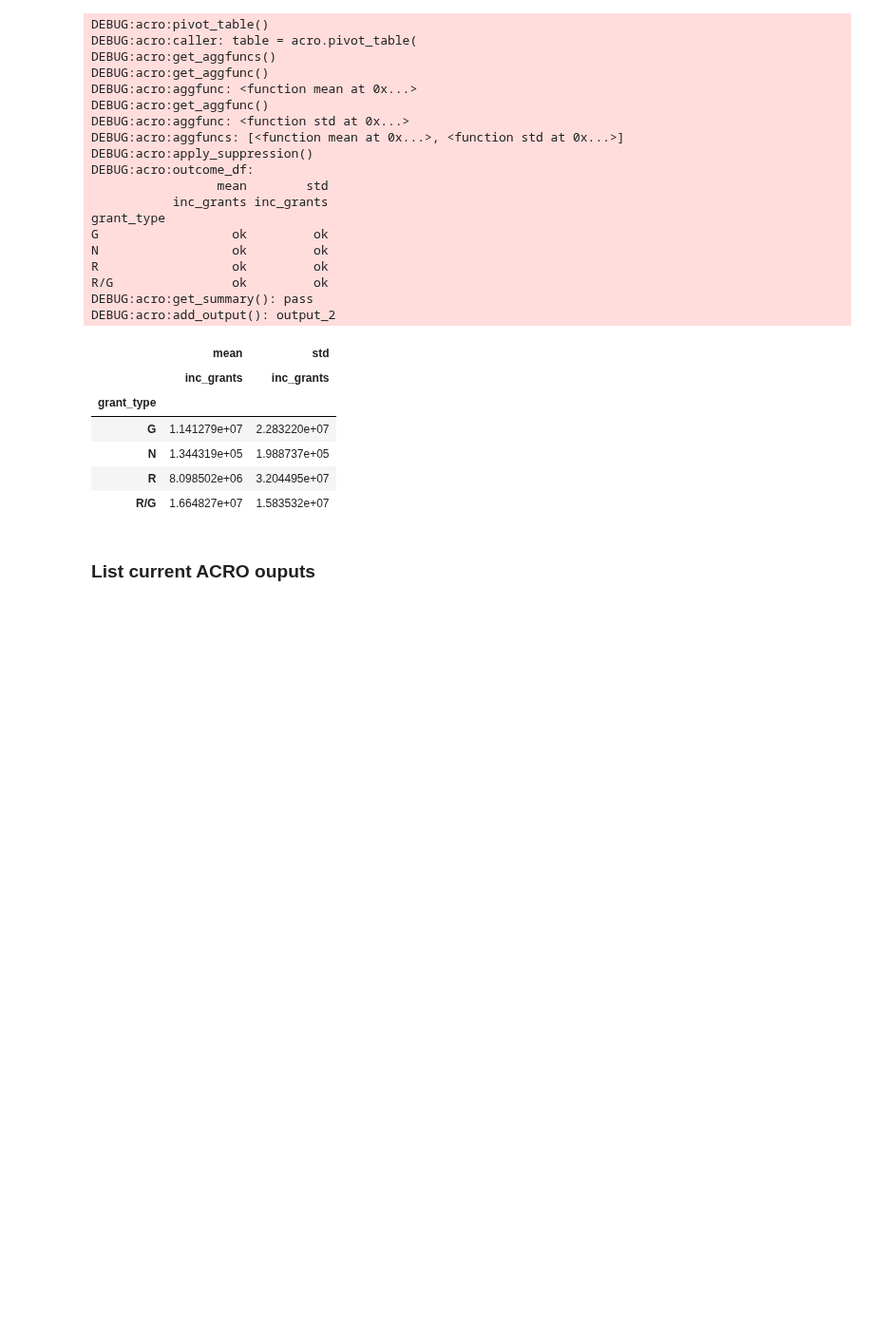
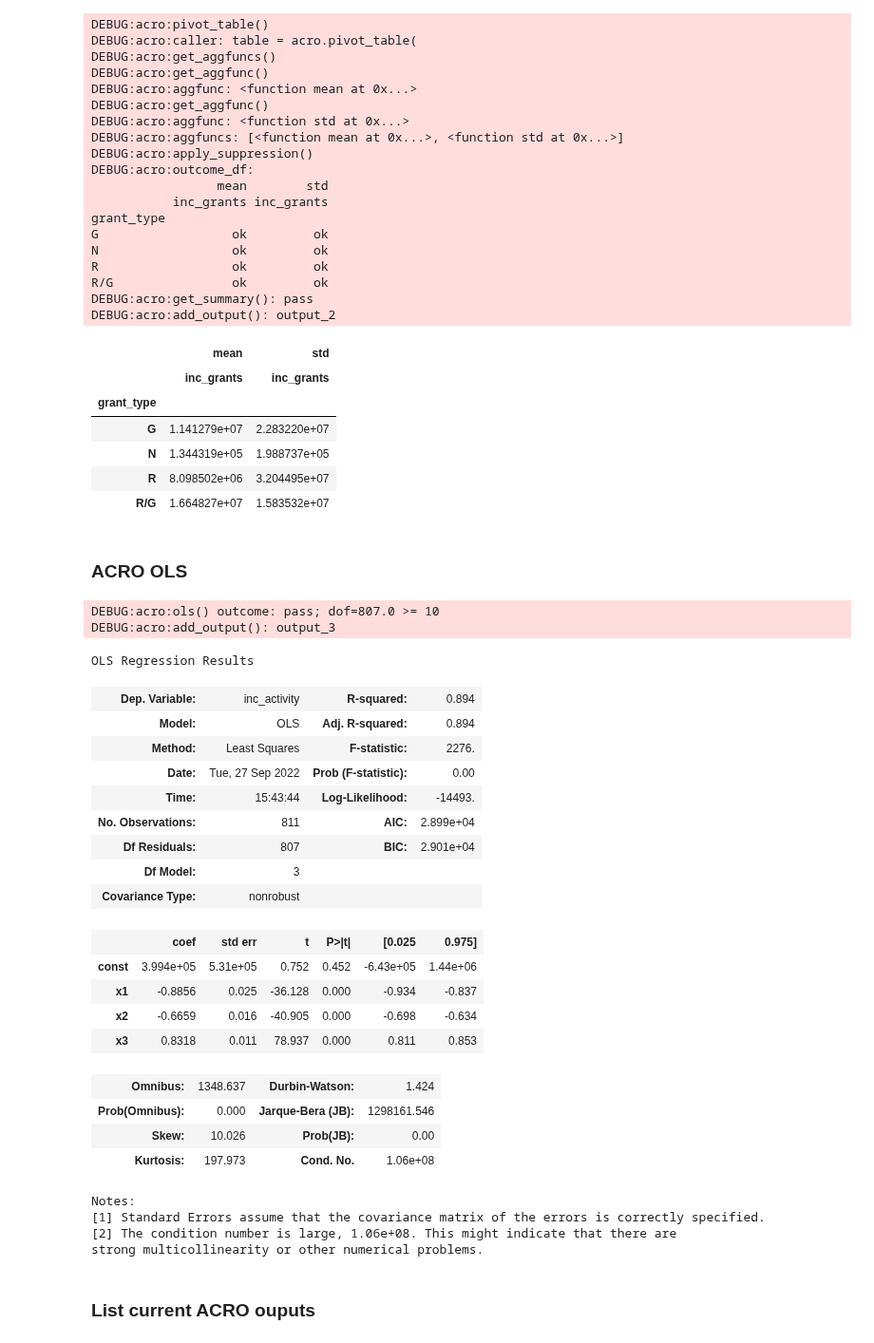
Before and after one commit to AI-SDC/ACRO, a Jupyter notebook: notebooks/test.ipynb, the cells around one changed output. Shown at 95% size. Saved outputs shown, nothing was run; the diff lists cells and outputs as text; code cells hidden in the pictures; blank space fills up the shorter version.

Commit message:
add OLS output; use stata test data

```diff
--- a/notebooks/test.ipynb
+++ b/notebooks/test.ipynb
@@ -135,6 +137,45 @@ DEBUG:acro:add_output(): output_2
 | N | 1.344319e+05 | 1.988737e+05 |
 | R | 8.098502e+06 | 3.204495e+07 |
 | R/G | 1.664827e+07 | 1.583532e+07 |
+# %% [markdown]
+### ACRO OLS
+# %%
+new_df = df[["inc_activity", "inc_grants", "inc_donations", "total_costs"]]
+new_df = new_df.dropna()
+
+y = new_df.inc_activity
+x = np.stack((new_df.inc_grants, new_df.inc_donations, new_df.total_costs), axis=1)
+x = sm.add_constant(x)
+
+# auto fit
+results = acro.ols(y, x)
+results.summary()
+# %% [output]
+DEBUG:acro:ols() outcome: pass; dof=807.0 >= 10
+DEBUG:acro:add_output(): output_3
+OLS Regression Results
+| Dep. Variable: | inc_activity | R-squared: | 0.894 |
+| Model: | OLS | Adj. R-squared: | 0.894 |
+| Method: | Least Squares | F-statistic: | 2276. |
+| Date: | Tue, 27 Sep 2022 | Prob (F-statistic): | 0.00 |
+| Time: | 15:43:44 | Log-Likelihood: | -14493. |
+| No. Observations: | 811 | AIC: | 2.899e+04 |
+| Df Residuals: | 807 | BIC: | 2.901e+04 |
+| Df Model: | 3 |  |  |
+| Covariance Type: | nonrobust |  |  |
+|  | coef | std err | t | P>|t| | [0.025 | 0.975] |
+| const | 3.994e+05 | 5.31e+05 | 0.752 | 0.452 | -6.43e+05 | 1.44e+06 |
+| x1 | -0.8856 | 0.025 | -36.128 | 0.000 | -0.934 | -0.837 |
+| x2 | -0.6659 | 0.016 | -40.905 | 0.000 | -0.698 | -0.634 |
+| x3 | 0.8318 | 0.011 | 78.937 | 0.000 | 0.811 | 0.853 |
+| Omnibus: | 1348.637 | Durbin-Watson: | 1.424 |
+| Prob(Omnibus): | 0.000 | Jarque-Bera (JB): | 1298161.546 |
+| Skew: | 10.026 | Prob(JB): | 0.00 |
+| Kurtosis: | 197.973 | Cond. No. | 1.06e+08 |
+Notes:
+[1] Standard Errors assume that the covariance matrix of the errors is correctly specified.
+[2] The condition number is large, 1.06e+08. This might indicate that there are
+strong multicollinearity or other numerical problems.
 # %% [markdown]
 ### List current ACRO ouputs
 # %%
```
Also changed, not shown: parts of 5 cells of this notebook, 4 other files.
